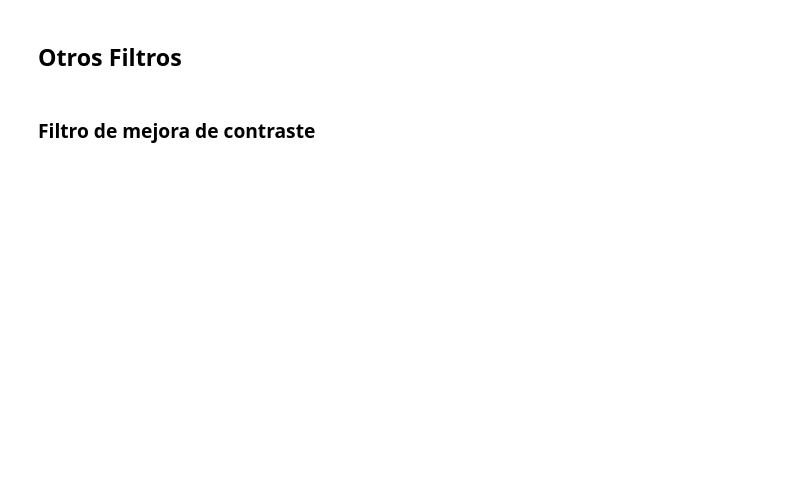
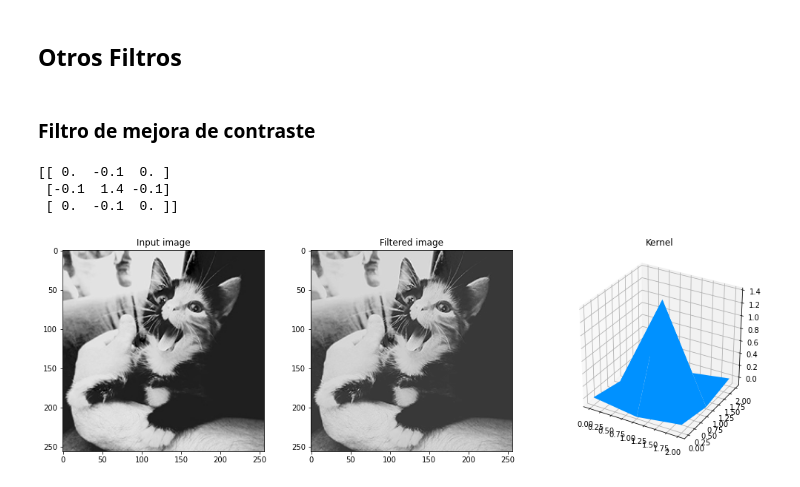
Before and after one commit to FaragoFa/PDI, a Jupyter notebook: Practica_5.ipynb, the cells around one changed output. Saved outputs shown, nothing was run; the diff lists cells and outputs as text; code cells hidden in the pictures; blank space fills up the shorter version.

```diff
--- a/Practica_5.ipynb
+++ b/Practica_5.ipynb
@@ -278,17 +305,22 @@ plot_images_and_kernel(img, img_filt, kernel)
 # %%
 kernel_laplace = np.array([[0,-1,0],
                          [-1,4,-1],
                          [0,-1,0]])
 
-kernel_laplace = kernel_laplace*0.2
+kernel_laplace = kernel_laplace*0.1
 
-kernel_identidad = np.array([[1,0,0],
+kernel_identidad = np.array([[0,0,0],
                             [0,1,0],
-                            [0,0,1]])
+                            [0,0,0]])
 
 kernel = kernel_identidad + kernel_laplace
 
 print(kernel)
 
 img_filt = convolve2d(img, kernel, mode='same',boundary='symm')
 plot_images_and_kernel(img, img_filt, kernel)
+# %% [output]
+[[ 0.  -0.1  0. ]
+ [-0.1  1.4 -0.1]
+ [ 0.  -0.1  0. ]]
+[figure, added]
```
Also changed, not shown: parts of 11 cells of this notebook.
